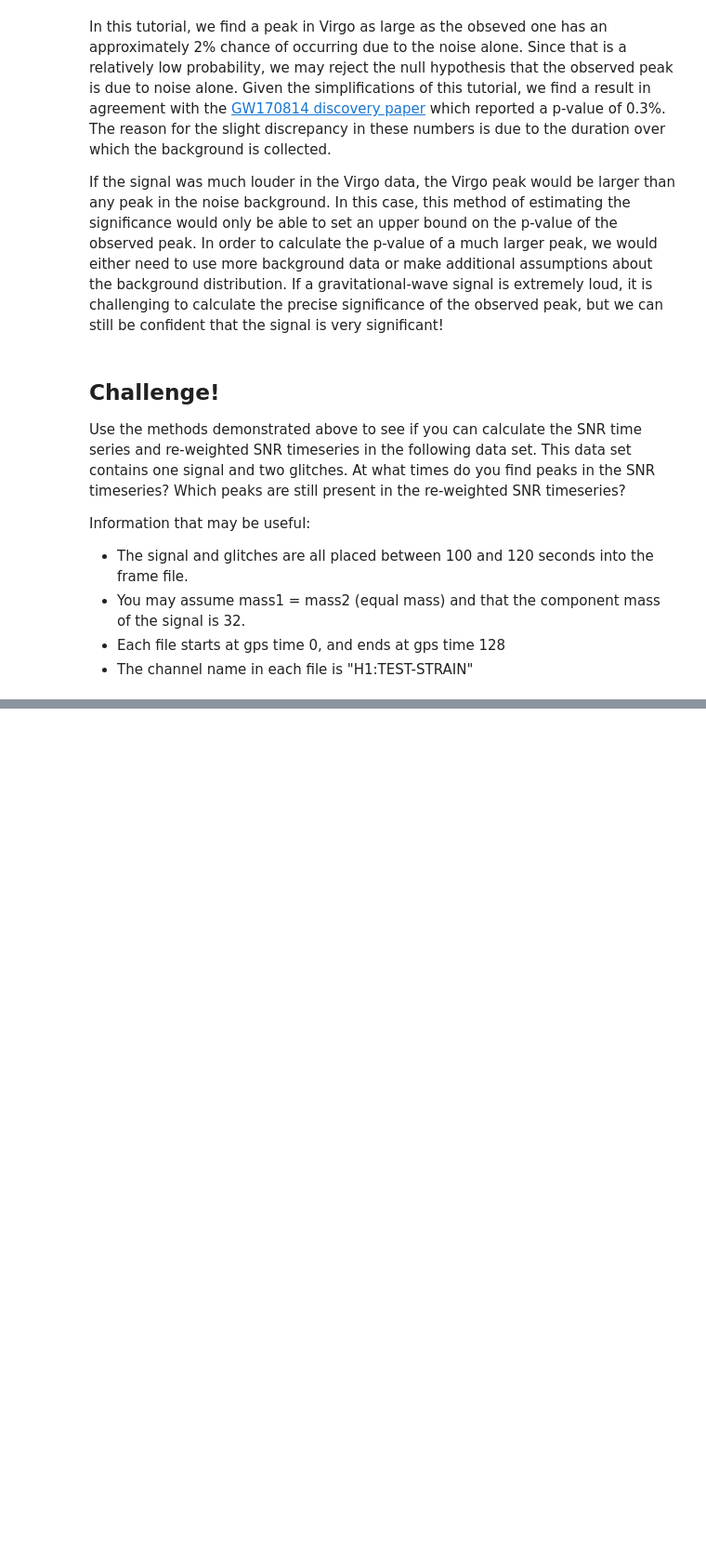
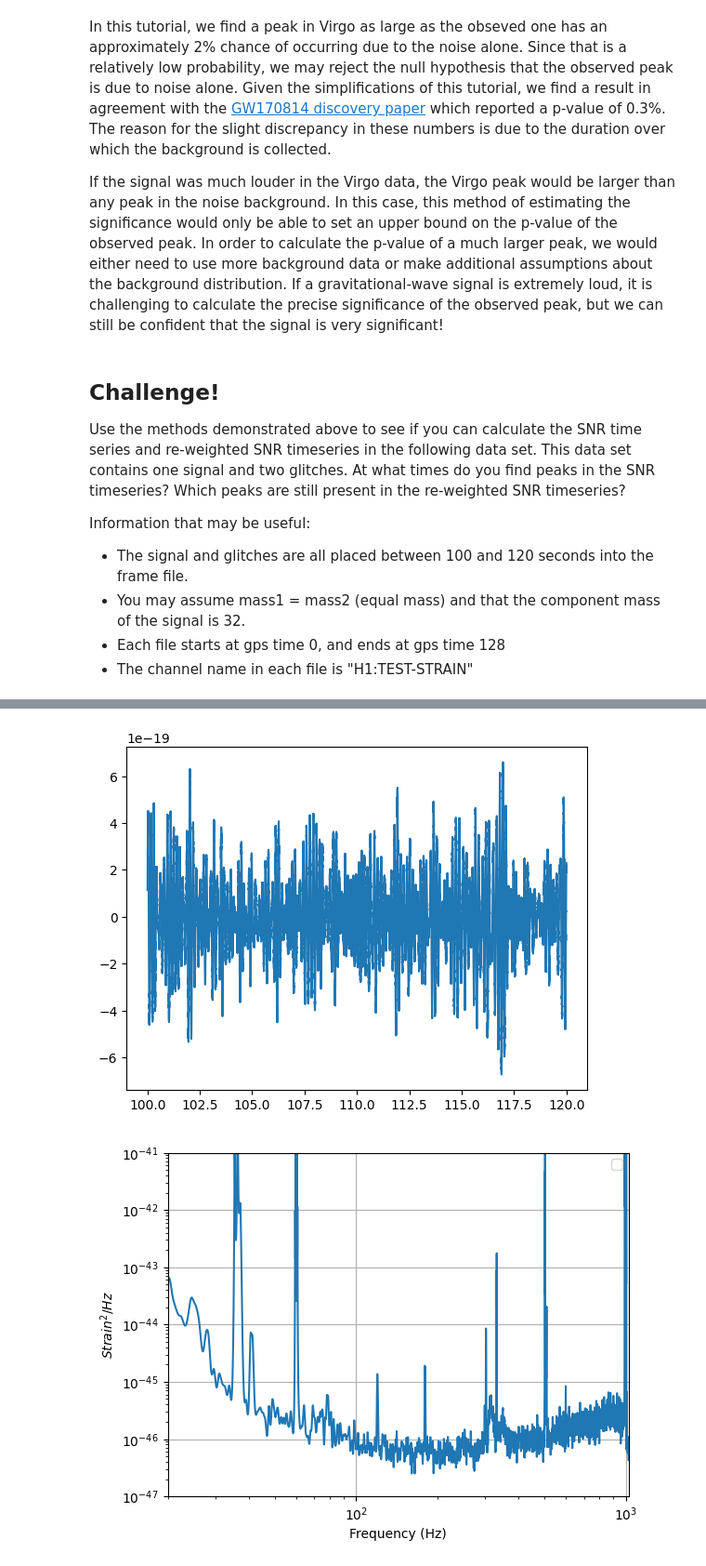
Before and after one commit to KamaelLewis/GWOD2025, a Jupyter notebook: Tutorials/Day_2/Tuto_2.3_Signal_consistency_and_significance.ipynb, the cells around one changed output, grey strips where cells are left out. Shown at 93% size. Cells and saved outputs as stored; diff of their text form; code cells hidden in the pictures; blank space fills up the shorter version.

```diff
--- a/Tutorials/Day_2/Tuto_2.3_Signal_consistency_and_significance.ipynb
+++ b/Tutorials/Day_2/Tuto_2.3_Signal_consistency_and_significance.ipynb
@@ -392,0 +395,30 @@ ts = read_frame(file_name, channel_name, start, end)
+# %%
+#tsc=ts.crop(100, 8)
+#plt.plot(tsc.sample_times,tsc.data)
+
+ts2 = resample_to_delta_t(ts, 1.0/2048).crop(100, 8)
+plt.plot(ts2.sample_times,ts2.data)
+plt.show()
+    # Estimate the power spectral density of the data
+    # This chooses to use 2s samples in the PSD estimate.
+    # One should note that the tradeoff in segment length is that
+    # resolving narrow lines becomes more difficult.
+p = ts2.psd(2)
+p = interpolate(p, ts2.delta_f)
+p = inverse_spectrum_truncation(p, int(2 * ts2.sample_rate), low_frequency_cutoff=15.0)
+psd = p
+
+plt.plot(psd.sample_frequencies, psd)
+
+plt.yscale('log')
+plt.xscale('log')
+plt.ylim(1e-47, 1e-41)
+plt.xlim(20, 1024)
+plt.ylabel('$Strain^2 / Hz$')
+plt.xlabel('Frequency (Hz)')
+plt.grid()
+plt.legend()
+plt.show()
+# %% [output]
+[figure, added]
+[figure, added]
```
Also changed, not shown: parts of 5 cells of this notebook.
